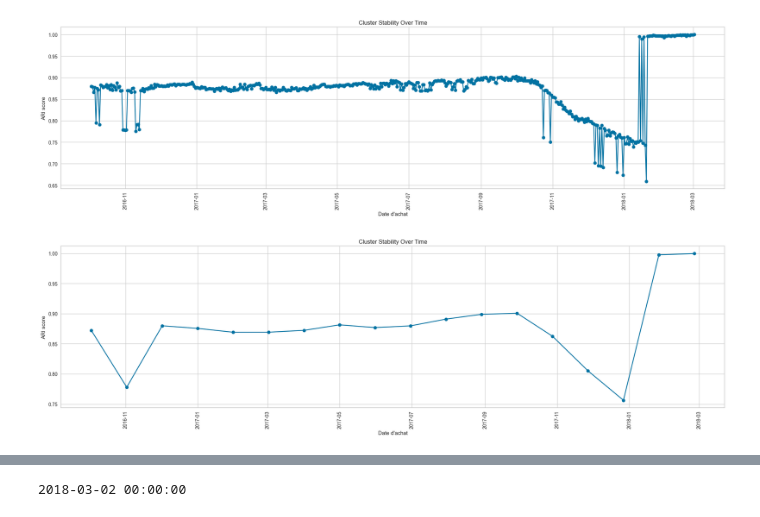
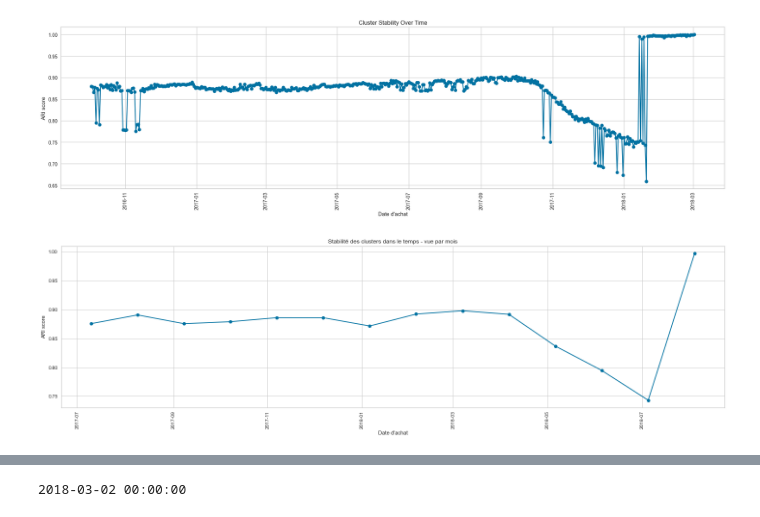
Before and after one commit to LucileRb/customer_segmentation, a Jupyter notebook: Clustering_dataset_reduit.ipynb, the cells around one changed output, grey strips where cells are left out. Drawn from its saved outputs; the diff is of its cells as text; code cells hidden in the pictures.

```diff
--- a/Clustering_dataset_reduit.ipynb
+++ b/Clustering_dataset_reduit.ipynb
@@ -1264,7 +1269,6 @@ last_day = pd.to_datetime('2018-08-29')
 
 # intervalle de temps
 date_debut = pd.to_datetime('2016-10-03')
-date_data = date_debut
 date_fin = date_debut + pd.Timedelta(days = 180)
 
 # liste vide pour stocker ari score
@@ -1272,7 +1276,7 @@ ari_values = []
 date_achat = []
 
 while date_fin <= last_day:
-    date_achat.append(date_data)
+    date_achat.append(date_fin)
 
     # filtrer dates et prendre 6 mois de données
     filter_date = (df_ari['Date_achat'] < date_fin)
@@ -1326,15 +1339,14 @@ last_day = pd.to_datetime('2018-08-29')
 
 # intervalle de temps
 date_debut = pd.to_datetime('2016-10-03')
-date_data = date_debut
-date_fin = date_debut + pd.Timedelta(days = 180)
+date_fin = date_debut + pd.Timedelta(days = 280)
 
 # liste vide pour stocker ari score
 ari_values = []
 date_achat = []
 
 while date_fin <= last_day:
-    date_achat.append(date_data)
+    date_achat.append(date_fin)
 
     # filtrer dates et prendre 6 mois de données
     filter_date = (df_ari['Date_achat'] < date_fin)
@@ -1344,32 +1356,32 @@ while date_fin <= last_day:
     labels_true = df_date['cluster_num']
 
     # copier le jeu de données sans prendre le nombre de clusters ni la date
     data_cluster = df_date[['Count', 'order_item_id', 'product_description_lenght', 'product_weight_g',
        'payment_sequential', 'payment_installments', 'payment_value', 'review']].copy()
     # kmeans
     km = KMeans(n_clusters = 3)
     km.fit(data_cluster)
 
     # prédire clusters
     labels_pred = km.predict(data_cluster)
 
     # calcul ari score
     ari = adjusted_rand_score(labels_true, labels_pred)
     ari_values.append(ari)
 
     # incrément d'un jour (pour la date de fin seulement)
-    date_data += timedelta(days = 30)
     date_fin += timedelta(days = 30)
 
 plt.figure(figsize = (20, 6))
 plt.plot(date_achat, ari_values, marker = 'o', linestyle = '-')
 plt.title('Stabilité des clusters dans le temps - vue par mois')
 plt.xlabel("Date d'achat")
 plt.ylabel('ARI score')
+# afficher score sur graph
 plt.xticks(rotation = 90)
 #plt.ylim((0, 1)) # pour avoir une échelle 0 - 1 sur l'axe y
 plt.grid(True)
 plt.tight_layout()
 plt.show()
 # %% [output]
-[figure, old version]
+[figure, new version]
```
Also changed, not shown: parts of 11 cells of this notebook.
